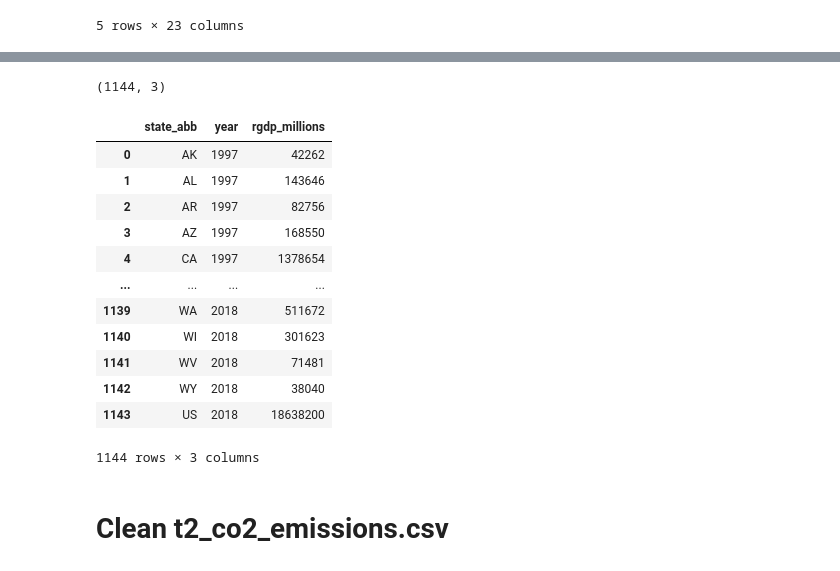
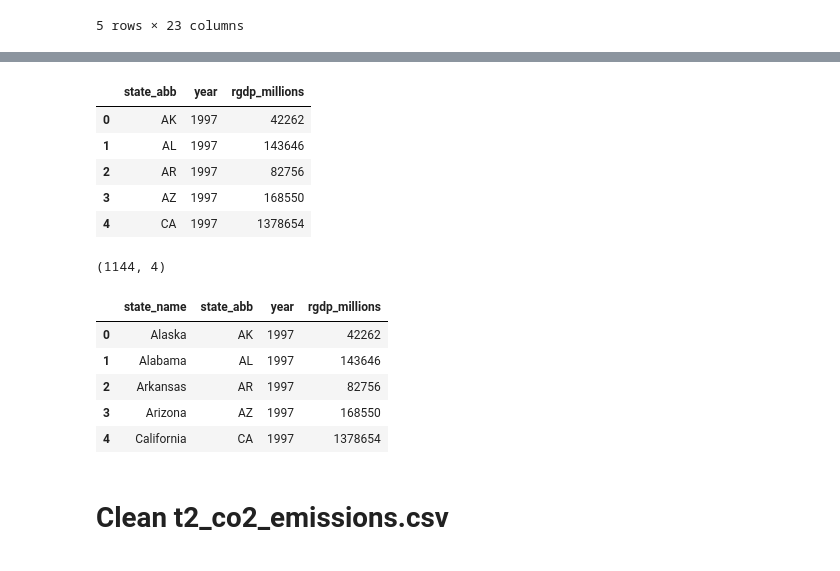
Before and after one commit to irenedepacina/final_project, a Jupyter notebook: ETL.ipynb, the cells around one changed output, grey strips where cells are left out. Saved outputs shown, nothing was run; the diff lists cells and outputs as text; code cells hidden in the pictures.

```diff
--- a/ETL.ipynb
+++ b/ETL.ipynb
@@ -338,30 +367,39 @@ dtype: int64
 # %%
 # Reshape the dataframe to a 3 column data frame using the pandas melt method
 df5 = pd.melt(df5, id_vars=['State'],
         value_vars= list(df5.columns[1:]),
         var_name='Year',
         value_name='rgdp_millions')
 
 # Rename the columns
 df5.columns = ['state_abb','year', 'rgdp_millions']
 
-print(df5.shape)
-df5
+df5.head()
 # %% [output]
-(1144, 3)
 |  | state_abb | year | rgdp_millions |
 | 0 | AK | 1997 | 42262 |
 | 1 | AL | 1997 | 143646 |
 | 2 | AR | 1997 | 82756 |
 | 3 | AZ | 1997 | 168550 |
 | 4 | CA | 1997 | 1378654 |
-| ... | ... | ... | ... |
-| 1139 | WA | 2018 | 511672 |
-| 1140 | WI | 2018 | 301623 |
-| 1141 | WV | 2018 | 71481 |
-| 1142 | WY | 2018 | 38040 |
-| 1143 | US | 2018 | 18638200 |
-1144 rows × 3 columns
+# %%
+# Add a state name column
+df5['state_name'] = df5['state_abb'].apply(lambda x: abb_name_dict[x])
+
+# Rearrange columns
+df5 = df5[['state_name','state_abb','year', 'rgdp_millions']].copy()
+
+print(df5.shape)
+
+df5.head()
+# %% [output]
+(1144, 4)
+|  | state_name | state_abb | year | rgdp_millions |
+| 0 | Alaska | AK | 1997 | 42262 |
+| 1 | Alabama | AL | 1997 | 143646 |
+| 2 | Arkansas | AR | 1997 | 82756 |
+| 3 | Arizona | AZ | 1997 | 168550 |
+| 4 | California | CA | 1997 | 1378654 |
 # %% [markdown]
 # Clean t2_co2_emissions.csv
 # %%
```
Also changed, not shown: parts of 16 cells of this notebook, 6 other files.
